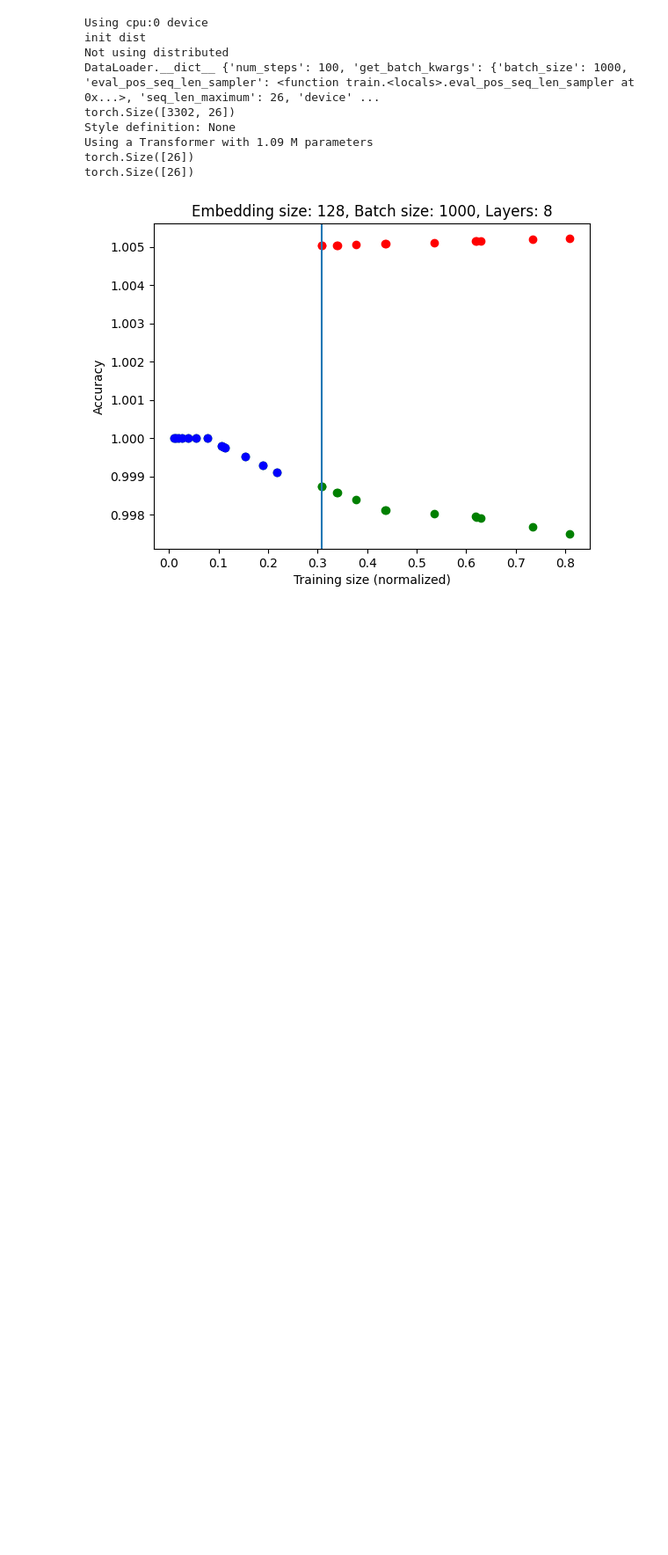
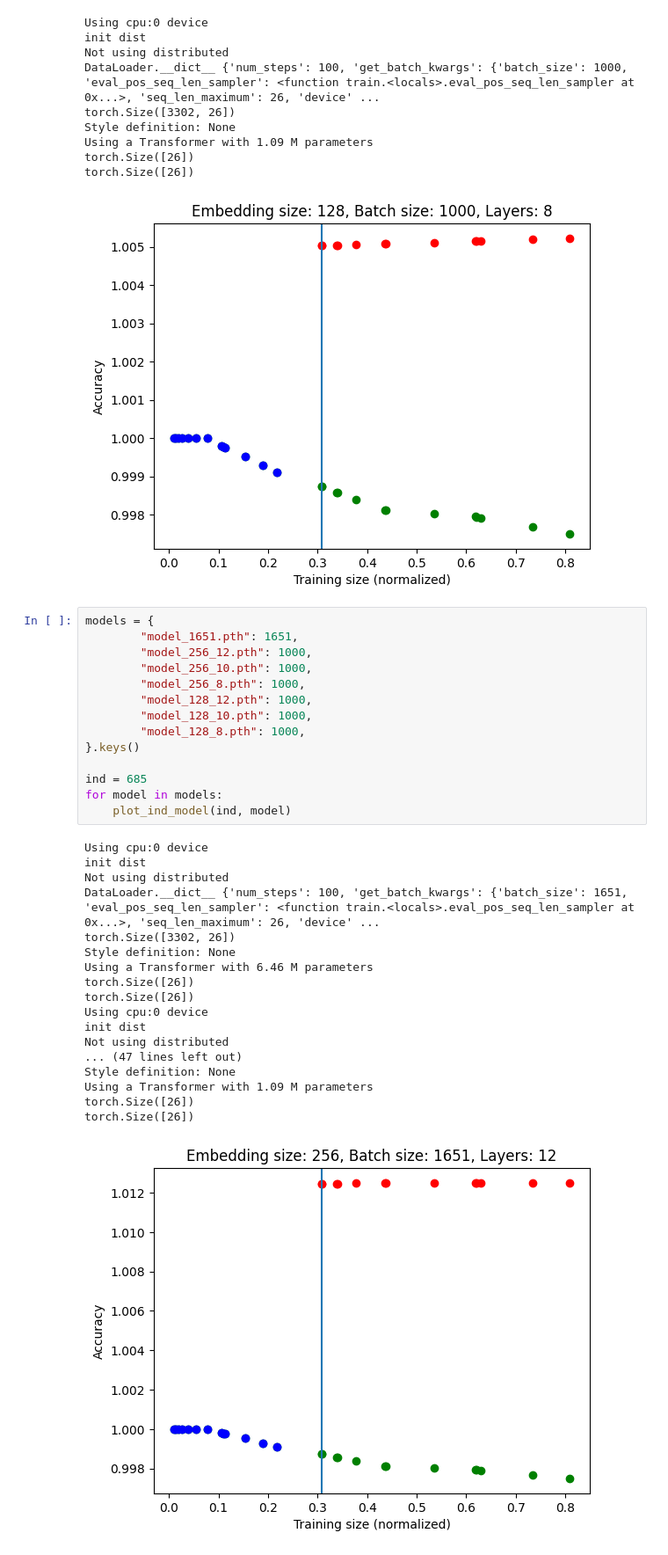
Before and after one commit to Remi-Lejeune/deep-learning-project, a Jupyter notebook: notebooks/inference.ipynb, the cells around one changed output. Shown at 88% size. Cells and saved outputs as stored; diff of their text form; blank space fills up the shorter version.

Commit message:
plots

```diff
--- a/notebooks/inference.ipynb
+++ b/notebooks/inference.ipynb
@@ -345,3 +345,36 @@ Using a Transformer with 1.09 M parameters
 torch.Size([26])
 torch.Size([26])
 [figure]
+# %%
+models = {
+        "model_1651.pth": 1651,
+        "model_256_12.pth": 1000,
+        "model_256_10.pth": 1000,
+        "model_256_8.pth": 1000,
+        "model_128_12.pth": 1000,
+        "model_128_10.pth": 1000,
+        "model_128_8.pth": 1000,
+}.keys()
+
+ind = 685
+for model in models:
+    plot_ind_model(ind, model)
+# %% [output]
+Using cpu:0 device
+init dist
+Not using distributed
+DataLoader.__dict__ {'num_steps': 100, 'get_batch_kwargs': {'batch_size': 1651, 'eval_pos_seq_len_sampler': <function train.<locals>.eval_pos_seq_len_sampler at 0x...>, 'seq_len_maximum': 26, 'device' ...
+torch.Size([3302, 26])
+Style definition: None
+Using a Transformer with 6.46 M parameters
+torch.Size([26])
+torch.Size([26])
+Using cpu:0 device
+init dist
+Not using distributed
+... (47 lines left out)
+Style definition: None
+Using a Transformer with 1.09 M parameters
+torch.Size([26])
+torch.Size([26])
+[figure, added]
```
Also changed, not shown: parts of 1 cell of this notebook, 6 other files.
